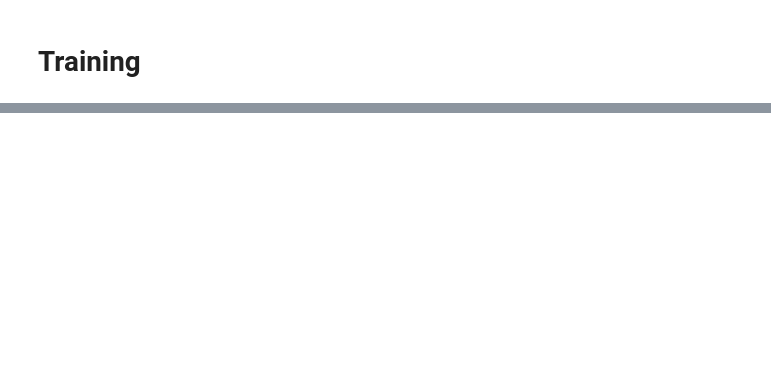
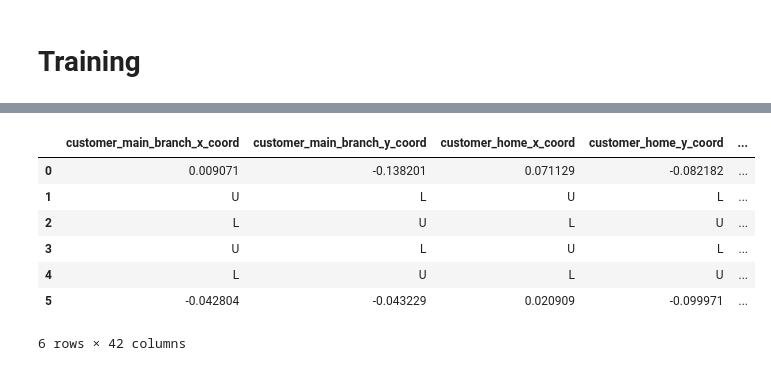
Before and after one commit to maddoxamei/Married-Couple-Identification, a Jupyter notebook: Python/clustering.ipynb, the cells around one changed output, grey strips where cells are left out. Cells and saved outputs as stored; diff of their text form; code cells hidden in the pictures; blank space fills up the shorter version.

```diff
--- a/Python/clustering.ipynb
+++ b/Python/clustering.ipynb
@@ -83,0 +113,11 @@ print('k-means:', silhouette_score(encoded_males_joint, encoded_males_joint_labe
+# %%
+cluster_extrema( kmeans_male_joint_centroids )
+# %% [output]
+|  | customer_main_branch_x_coord | customer_main_branch_y_coord | customer_home_x_coord | customer_home_y_coord | ... |
+| 0 | 0.009071 | -0.138201 | 0.071129 | -0.082182 | ... |
+| 1 | U | L | U | L | ... |
+| 2 | L | U | L | U | ... |
+| 3 | U | L | U | L | ... |
+| 4 | L | U | L | U | ... |
+| 5 | -0.042804 | -0.043229 | 0.020909 | -0.099971 | ... |
+6 rows × 42 columns
```
Also changed, not shown: parts of 16 cells of this notebook, 4 other files.
